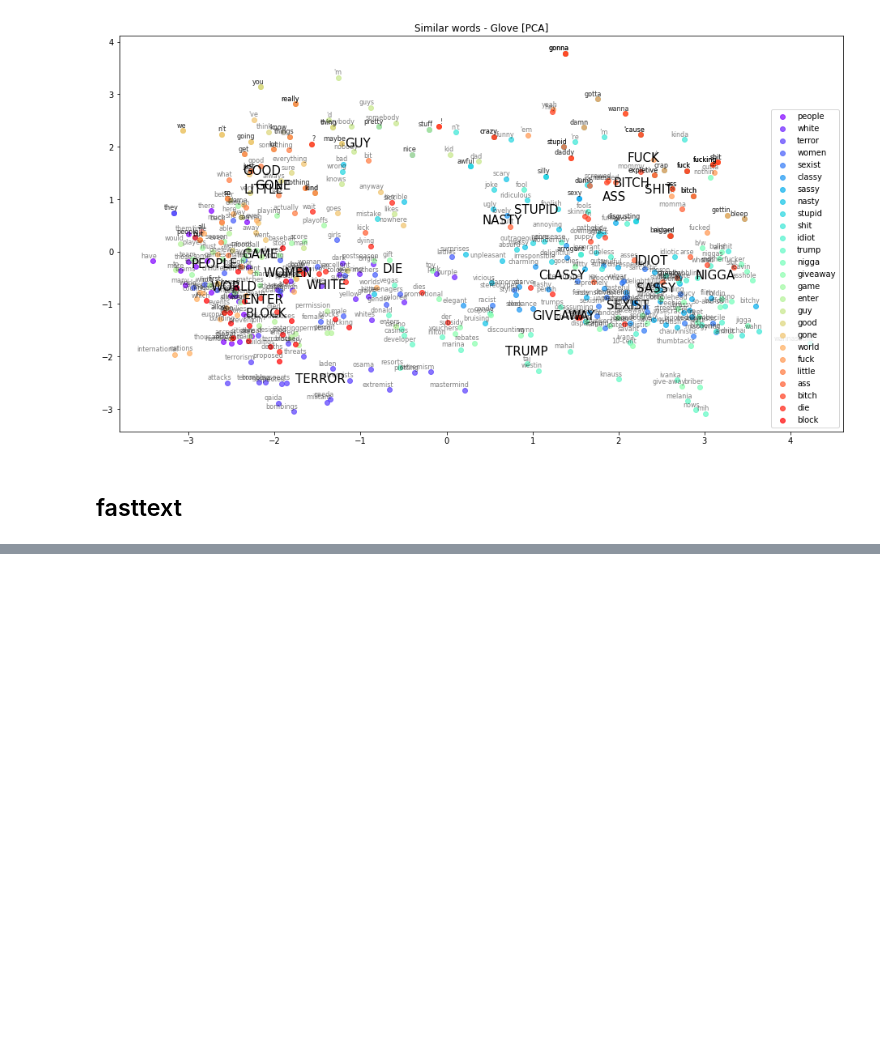
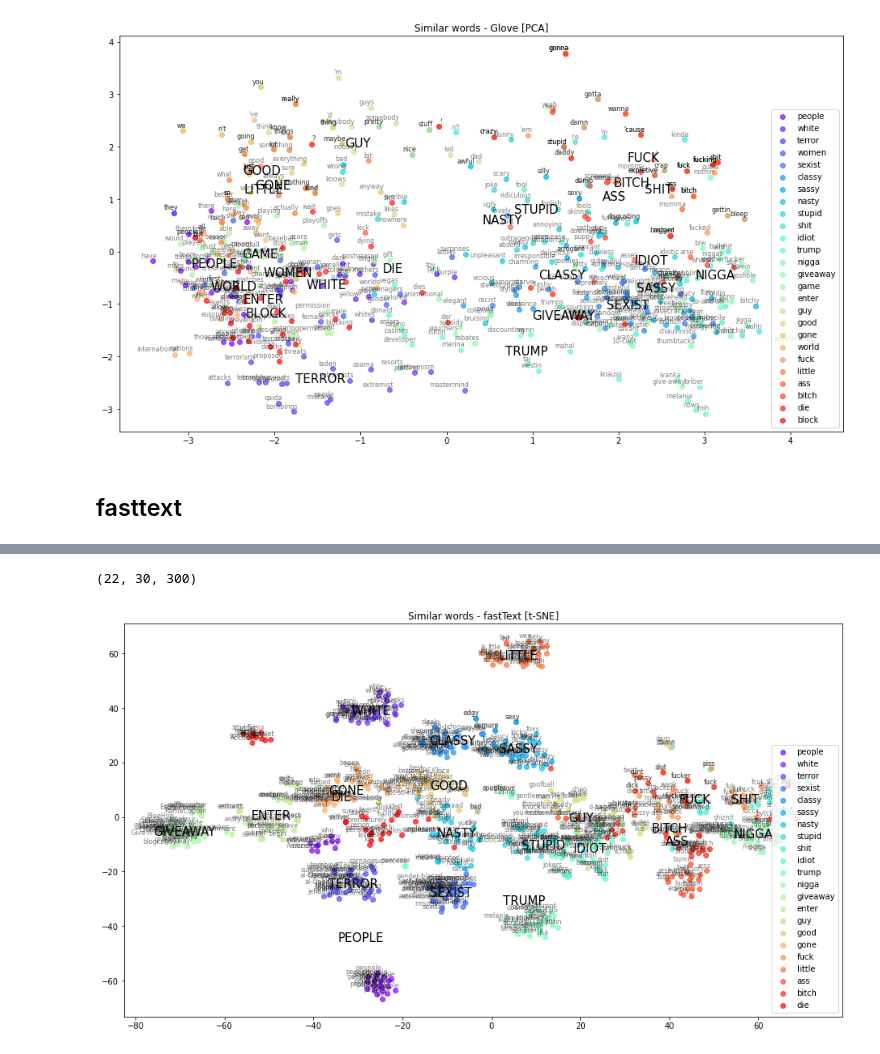
Before and after one commit to masakljun/nlp-project, a Jupyter notebook: code/05_word2vec_glove.ipynb, the cells around one changed output, grey strips where cells are left out. Saved outputs shown, nothing was run; the diff lists cells and outputs as text; code cells hidden in the pictures; blank space fills up the shorter version.

```diff
--- a/code/05_word2vec_glove.ipynb
+++ b/code/05_word2vec_glove.ipynb
@@ -442,0 +461,2 @@ KEYS
+# %%
+word_clusters, embedding_clusters = getSimilarWords(model_gn)
@@ -442,0 +502,5 @@ KEYS
+# %%
+plotTSNE("Similar words - fastText [t-SNE]", word_clusters, embedding_clusters, "SimilarWords - fastText - t-SNE.png")
+# %% [output]
+(22, 30, 300)
+[figure, added]
```
Also changed, not shown: parts of 8 cells of this notebook, 6 other files.
